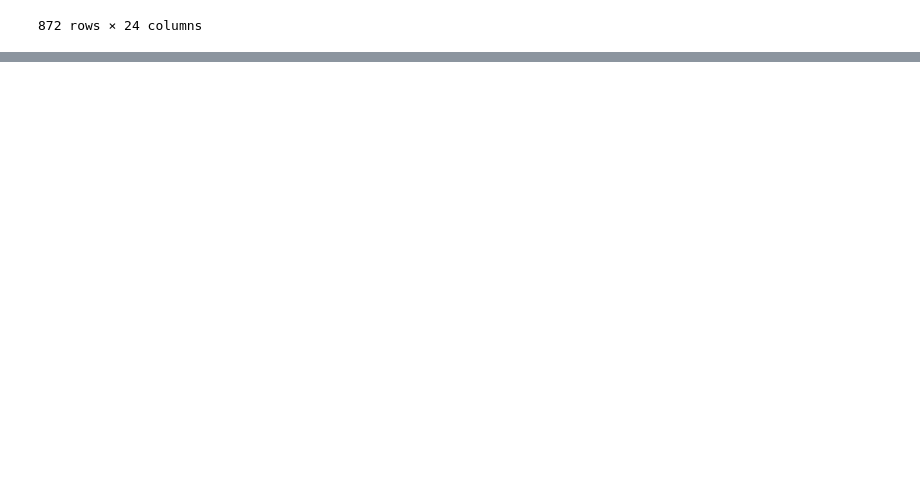
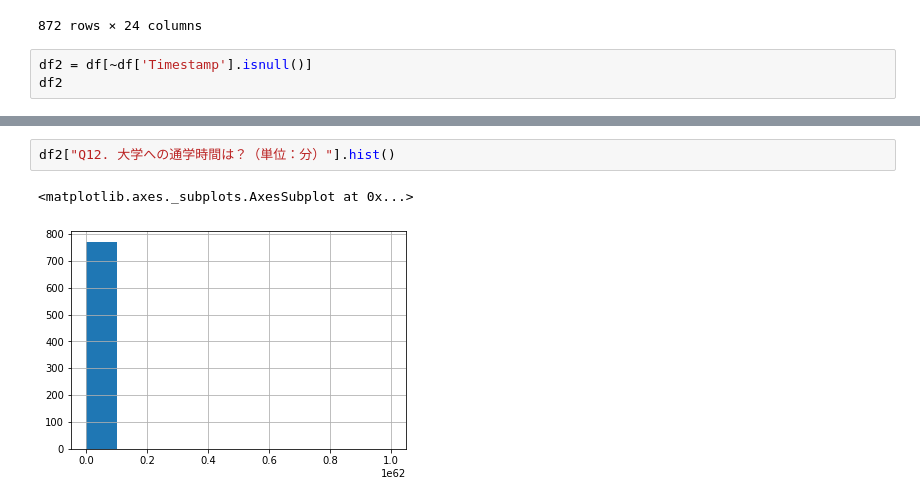
Before and after one commit to maskot1977/Python2020, a Jupyter notebook: 75.ipynb, the cells around one changed output, grey strips where cells are left out. Drawn from its saved outputs; the diff is of its cells as text; blank space fills up the shorter version.

```diff
--- a/75.ipynb
+++ b/75.ipynb
@@ -46,3 +46,6 @@ df
 | 870 | NaN | NaN | NaN | NaN | NaN | NaN | ... |
 | 871 | NaN | NaN | NaN | NaN | NaN | NaN | ... |
 872 rows × 24 columns
+# %%
+df2 = df[~df['Timestamp'].isnull()]
+df2
@@ -48,0 +66,5 @@ df
+# %%
+df2["Q12. 大学への通学時間は？（単位：分）"].hist()
+# %% [output]
+<matplotlib.axes._subplots.AxesSubplot at 0x...>
+[figure, added]
```
Also changed, not shown: parts of 22 cells of this notebook.
